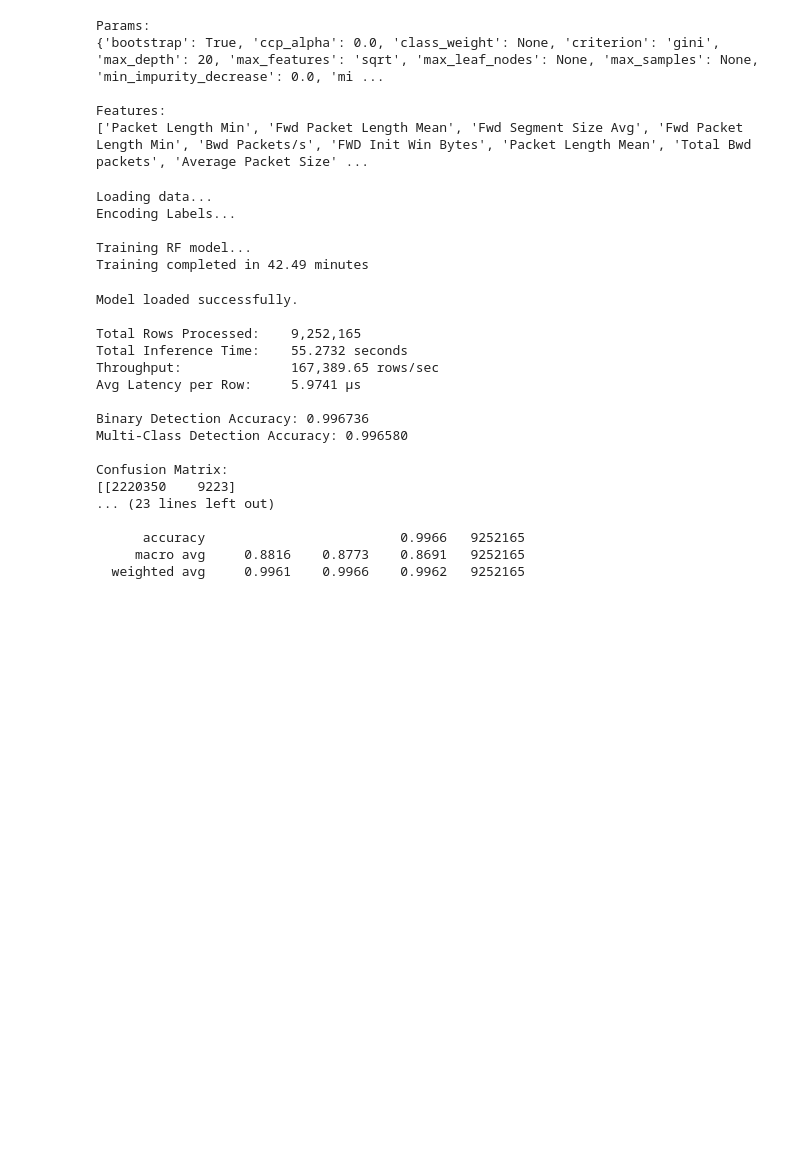
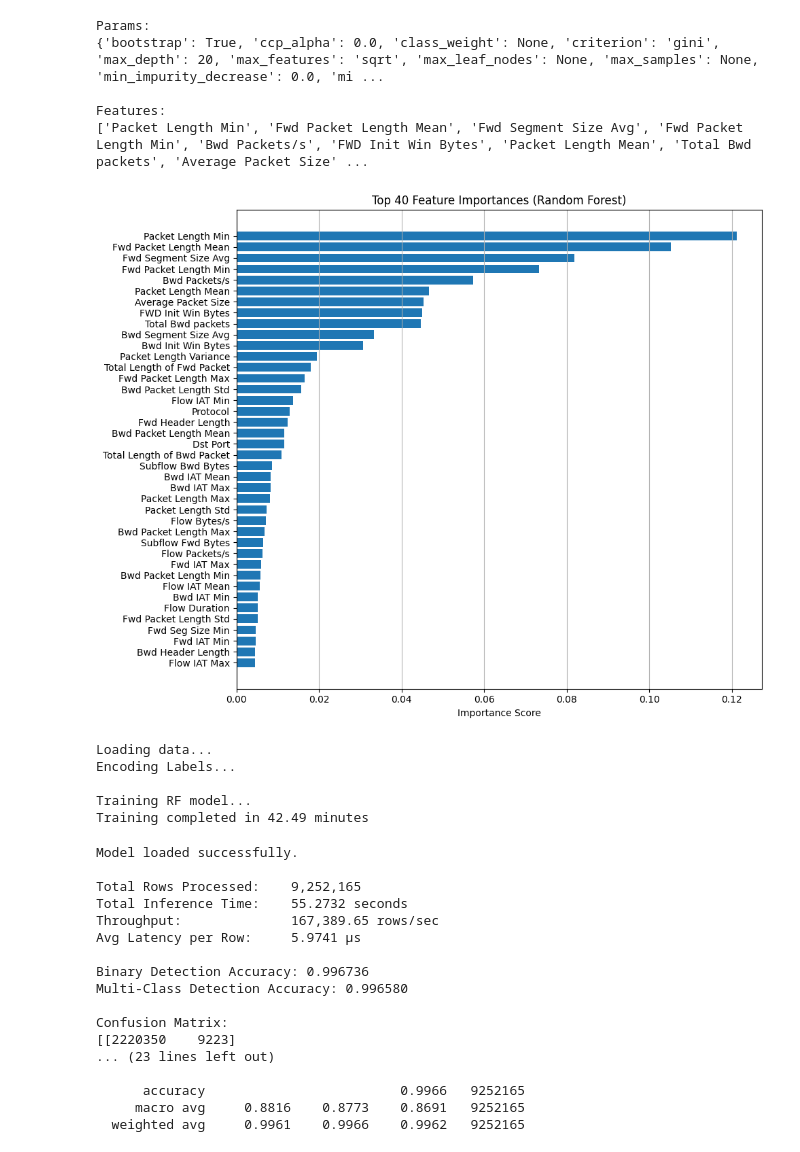
Before and after one commit to LukeMercieca/collaborative-IDS, a Jupyter notebook: src/collaborative_ids/02_base_model_training.ipynb, the cells around one changed output. Cells and saved outputs as stored; diff of their text form; code cells hidden in the pictures; blank space fills up the shorter version.

```diff
--- a/src/collaborative_ids/02_base_model_training.ipynb
+++ b/src/collaborative_ids/02_base_model_training.ipynb
@@ -438,6 +677,29 @@ Params:
 
 Features:
 ['Packet Length Min', 'Fwd Packet Length Mean', 'Fwd Segment Size Avg', 'Fwd Packet Length Min', 'Bwd Packets/s', 'FWD Init Win Bytes', 'Packet Length Mean', 'Total Bwd packets', 'Average Packet Size' ...
+# %%
+# Feature Importance Extraction
+
+# Map features to their importance scores
+fi_df = pd.DataFrame({
+    "Feature": feature_names,
+    "Importance": importances
+})
+
+# Sort features by importance and keep top 40
+fi_df = (fi_df.sort_values("Importance", ascending=False).head(40))
+
+# Plot feature importances
+plt.figure(figsize=(10, 8))
+plt.barh(fi_df["Feature"], fi_df["Importance"])
+plt.gca().invert_yaxis()
+plt.xlabel("Importance Score")
+plt.title("Top 40 Feature Importances (Random Forest)")
+plt.grid(axis="x")
+plt.tight_layout()
+plt.show()
+# %% [output]
+[figure, added]
 # %%
 def train_rf_model(LABEL, TRAIN_FILE, FEATURES=None, SCALER=False, PCA=False):
     """
```
Also changed, not shown: parts of 11 cells of this notebook.
